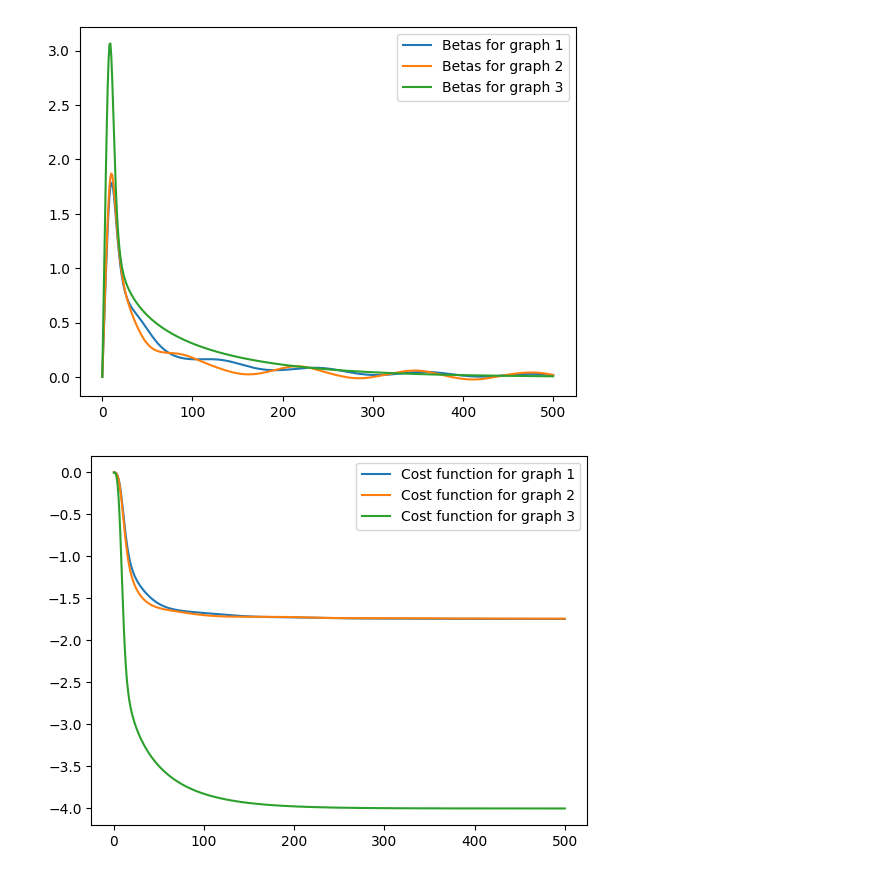
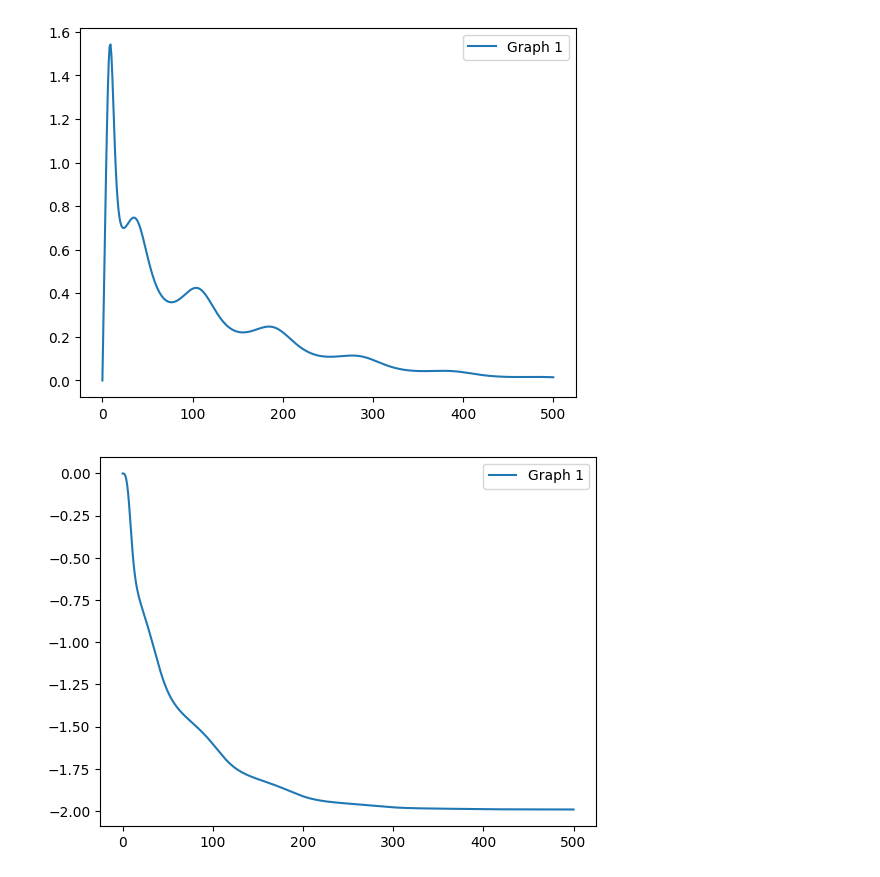
Before and after one commit to JoshuaFoate/FALQON, a Jupyter notebook: FALQONTesting.ipynb, the cells around one changed output. Drawn from its saved outputs; the diff is of its cells as text; code cells hidden in the pictures.

```diff
--- a/FALQONTesting.ipynb
+++ b/FALQONTesting.ipynb
@@ -85,6 +115,14 @@ def MaxClique_p(edges, qubits, operator):
     graph = nx.Graph(edges)
     graph_c = nx.complement(graph)
     edges_c = graph_c.edges
+    max_degree = sorted(graph_c.degree, key=lambda k: [k[1], k[0]])
+    print(max_degree)
+    if (max_degree[-1][1]) < (qubits/2):
+        A = max_degree[-1][1]
+    else:
+        A = qubits/2
+    print("Max Degree: " + str(max_degree[-1][1]))
+    print("A:" + str(A))
     for edge in edges_c:
         edge = np.sort(edge)
         H_problem += (1/4) * (np.real(ftls.reduce(np.kron,
@@ -127,8 +165,8 @@ def exeFALQON(graphs, qubits):
     eigenVectors_d, eigenValues_d = eigenV(H_d)
     for g in range(len(graphs)):
         graph_for_FALQON = graphs[g]
-        #H_p = MaxCut_p(graph_for_FALQON[0].edges, qubits, Z)
-        H_p = MaxClique_p(graph_for_FALQON[0].edges, qubits, Z)
+        H_p = MaxCut_p(graph_for_FALQON[0].edges, qubits, Z)
+        #H_p = MaxClique_p(graph_for_FALQON[0].edges, qubits, Z)
         h_p_values.append(H_p)
         eigenVectors_p, eigenValues_p = eigenV(H_p)
         dt = 0.03
@@ -138,12 +176,10 @@ def exeFALQON(graphs, qubits):
         phi_list = []
 
         psi_0 = eigenVectors_d[:, 0]
-        #U_p = linalg.expm(-1j*H_p*dt) #2d array
         U_p = np.exp(-1j*np.diag(H_p)*dt) #1d array
         comm = (1j*commutator(H_d, H_p, anti = False))
         cost_function = [float(np.real(np.conj(np.transpose(psi_0)) @ H_p @ psi_0))]#
         U_d = linalg.expm(-1j*beta[0]*H_d*dt)
-        #psi = U_d @ U_p @ psi_0 #1d array
         psi = U_d @ (U_p*psi_0) #2d array
         A = float(np.real(np.conj(np.transpose(psi)) @ comm @ psi))
         beta.append(-A) #Add -A to beta array
@@ -152,7 +188,6 @@ def exeFALQON(graphs, qubits):
         i = 1
         while i < n_steps:
             U_d = linalg.expm(-1j*beta[i]*H_d*dt)
-            #psi2 = U_d @ U_p @ psi #1d array
             psi = U_d @ (U_p*psi) #2d array
             A = float((np.real(np.conj(np.transpose(psi)) @ comm @ psi)))
             beta.append(-A)
@@ -173,9 +208,9 @@ def exeFALQON(graphs, qubits):
         H_p_eigenValues.append(eigenValues_p)
     return beta_values, cost_function_values, phi_values, H_p_eigenValues, graphs
 # %%
-k = 3
+k = 2
 qubits = 4
-num_graphs = 10
+num_graphs = 1
 graphs = generate_graphs(k, qubits, num_graphs)
 print(len(graphs))
 # %% [output]
@@ -195,32 +222,32 @@ beta, cost_function, phi_list, eigenValues_p, num_graphs = exeFALQON(graphs, qub
 # %%
-plt.plot(beta[0], label = "Betas for graph 1")
-plt.plot(beta[1], label = "Betas for graph 2")
-plt.plot(beta[2], label = "Betas for graph 3")
-#plt.plot(beta[3], label = "Betas for graph 4")
-#plt.plot(beta[4], label = "Betas for graph 5")
-#plt.plot(beta[5], label = "Betas for graph 6")
-#plt.plot(beta[6], label = "Betas for graph 7")
-#plt.plot(beta[7], label = "Betas for graph 8")
-#plt.plot(beta[8], label = "Betas for graph 9")
-#plt.plot(beta[9], label = "Betas for graph 10")
+plt.plot(beta[0], label = "Graph 1")
+# plt.plot(beta[1], label = "Graph 2")
+# plt.plot(beta[2], label = "Graph 3")
+#plt.plot(beta[3], label = "Graph 4")
+#plt.plot(beta[4], label = "Graph 5")
+#plt.plot(beta[5], label = "Graph 6")
+#plt.plot(beta[6], label = "Graph 7")
+#plt.plot(beta[7], label = "Graph 8")
+#plt.plot(beta[8], label = "Graph 9")
+#plt.plot(beta[9], label = "Graph 10")
 plt.legend()
 plt.show()
 # %% [output]
-[figure, old version]
+[figure, new version]
 # %%
-plt.plot(cost_function[0], label = "Cost function for graph 1")
-plt.plot(cost_function[1], label = "Cost function for graph 2")
-plt.plot(cost_function[2], label = "Cost function for graph 3")
-#plt.plot(cost_function[3], label = "Cost function for graph 4")
-#plt.plot(cost_function[4], label = "Cost function for graph 5")
-#plt.plot(cost_function[5], label = "Cost function for graph 6")
-#plt.plot(cost_function[6], label = "Cost function for graph 7")
-#plt.plot(cost_function[7], label = "Cost function for graph 8")
-#plt.plot(cost_function[8], label = "Cost function for graph 9")
-#plt.plot(cost_function[9], label = "Cost function for graph 10")
+plt.plot(cost_function[0], label = "Graph 1")
+# plt.plot(cost_function[1], label = "Graph 2")
+# plt.plot(cost_function[2], label = "Graph 3")
+#plt.plot(cost_function[3], label = "Graph 4")
+#plt.plot(cost_function[4], label = "Graph 5")
+#plt.plot(cost_function[5], label = "Graph 6")
+#plt.plot(cost_function[6], label = "Graph 7")
+#plt.plot(cost_function[7], label = "Graph 8")
+#plt.plot(cost_function[8], label = "Graph 9")
+#plt.plot(cost_function[9], label = "Graph 10")
 plt.legend()
 plt.show()
 # %% [output]
-[figure, old version]
+[figure, new version]
 # %%
 approximation_ratio1 = cost_function[0]/eigenValues_p[0][0]
```
Also changed, not shown: parts of 14 cells of this notebook, 8 other files.
